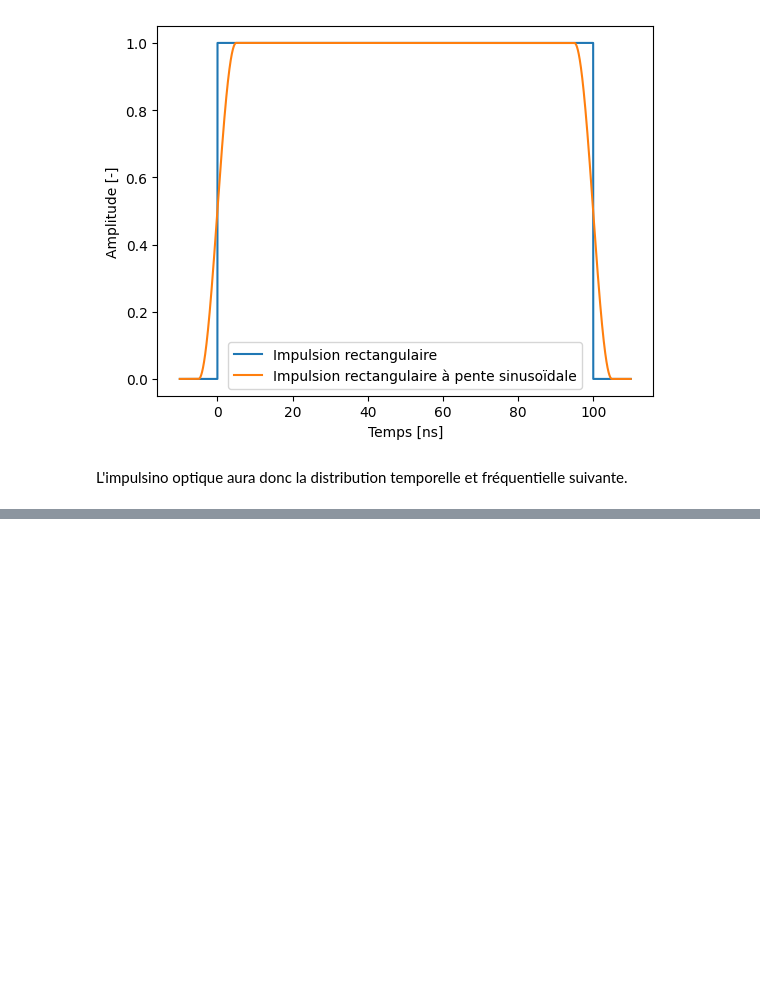
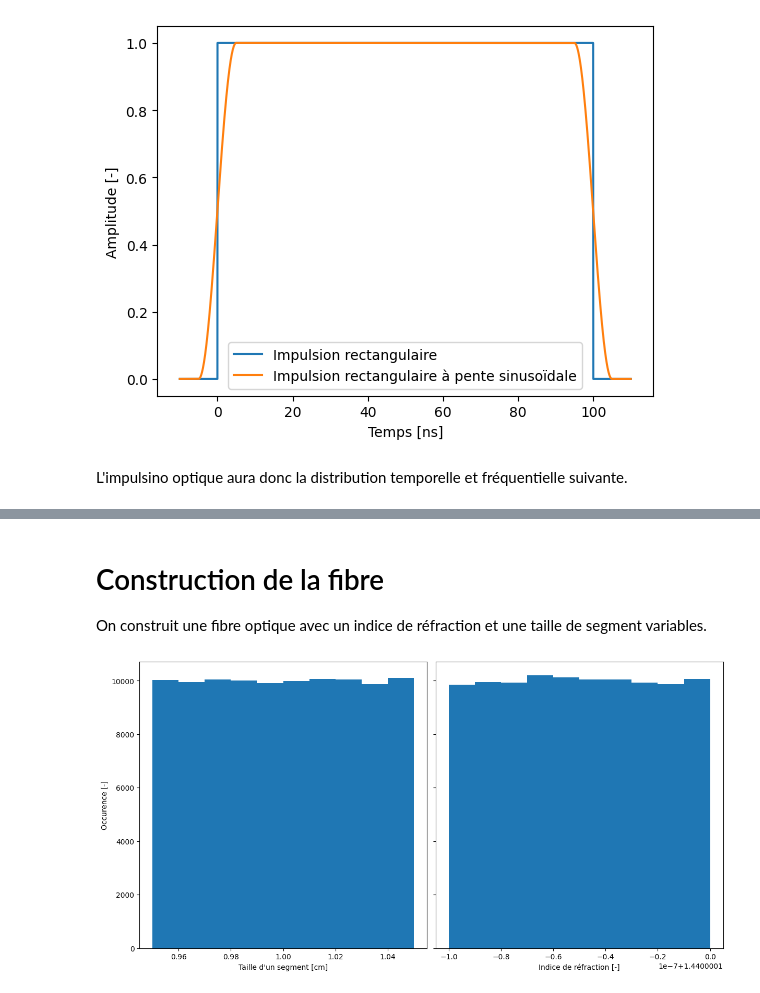
Before and after one commit to lbelangers/SS-Kapany, a Jupyter notebook: src/ssrayleigh/project.ipynb, the cells around one changed output, grey strips where cells are left out. Drawn from its saved outputs; the diff is of its cells as text; code cells hidden in the pictures; blank space fills up the shorter version.

```diff
--- a/src/ssrayleigh/project.ipynb
+++ b/src/ssrayleigh/project.ipynb
@@ -93,0 +92,28 @@ plt.show()
+# %% [markdown]
+# Construction de la fibre
+
+On construit une fibre optique avec un indice de réfraction et une taille de segment variables.
+# %%
+fiber = OpticalFiber(
+    refractive_index=1.44,
+    refractive_index_variation=1e-7,
+    attenuation_coefficient=0.2,  # 0.2 dB / km
+    segment_size=1e-2,  # 1 cm
+    segment_size_variation=5,  # 5 %
+    mode_field_diameter=2.13,
+    average_backscattering_field_coefficient=70,
+    length=1e3,  # 1 km
+)
+
+fig, (ax1, ax2) = plt.subplots(1, 2, layout="constrained", sharey=True, figsize=(12,6))
+
+ax1.hist(fiber.segment_sizes * 1e2)
+ax1.set_xlabel("Taille d'un segment [cm]")
+ax1.set_ylabel("Occurence [-]")
+
+ax2.hist(fiber.refractive_indices)
+ax2.set_xlabel("Indice de réfraction [-]")
+
+plt.show()
+# %% [output]
+[figure, added]
```
Also changed, not shown: parts of 7 cells of this notebook, 5 other files.
